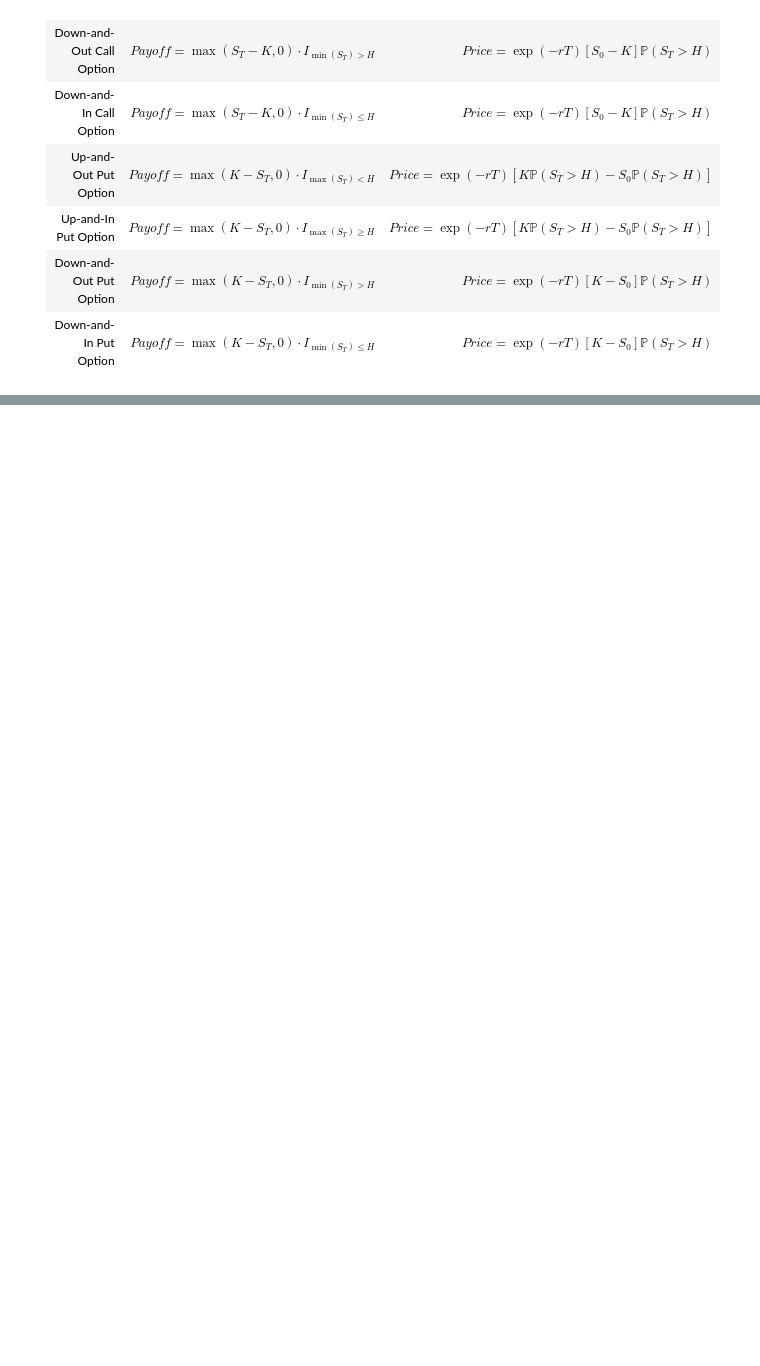
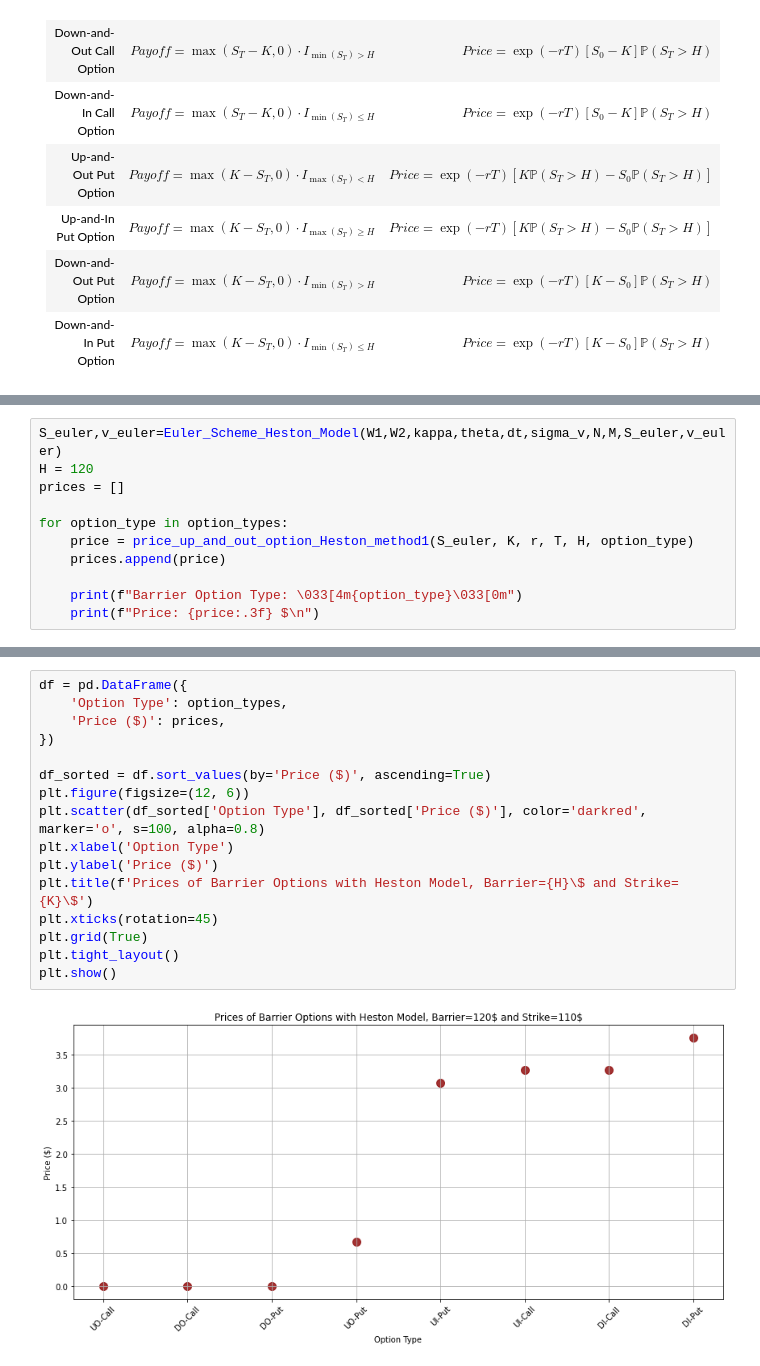
Before and after one commit to Quacox/Stochastic-Volatility, a Jupyter notebook: Stochastic_Volatility_Modeling.ipynb, the cells around one changed output, grey strips where cells are left out. Saved outputs shown, nothing was run; the diff lists cells and outputs as text; blank space fills up the shorter version.

```diff
--- a/Stochastic_Volatility_Modeling.ipynb
+++ b/Stochastic_Volatility_Modeling.ipynb
@@ -571 +577,12 @@ def price_up_and_out_option_Heston(ST, K, r, T, H, option_type='UO-Call'):
     return option_price
+# %%
+S_euler,v_euler=Euler_Scheme_Heston_Model(W1,W2,kappa,theta,dt,sigma_v,N,M,S_euler,v_euler)
+H = 120
+prices = []
+
+for option_type in option_types:
+    price = price_up_and_out_option_Heston_method1(S_euler, K, r, T, H, option_type)
+    prices.append(price)
+
+    print(f"Barrier Option Type: \033[4m{option_type}\033[0m")
+    print(f"Price: {price:.3f} $\n")
@@ -571,0 +607,18 @@ def price_up_and_out_option_Heston(ST, K, r, T, H, option_type='UO-Call'):
+# %%
+df = pd.DataFrame({
+    'Option Type': option_types,
+    'Price ($)': prices,
+})
+
+df_sorted = df.sort_values(by='Price ($)', ascending=True)
+plt.figure(figsize=(12, 6))
+plt.scatter(df_sorted['Option Type'], df_sorted['Price ($)'], color='darkred', marker='o', s=100, alpha=0.8)
+plt.xlabel('Option Type')
+plt.ylabel('Price ($)')
+plt.title(f'Prices of Barrier Options with Heston Model, Barrier={H}\$ and Strike={K}\$')
+plt.xticks(rotation=45)
+plt.grid(True)
+plt.tight_layout()
+plt.show()
+# %% [output]
+[figure, added]
```
Also changed, not shown: parts of 7 cells of this notebook.
